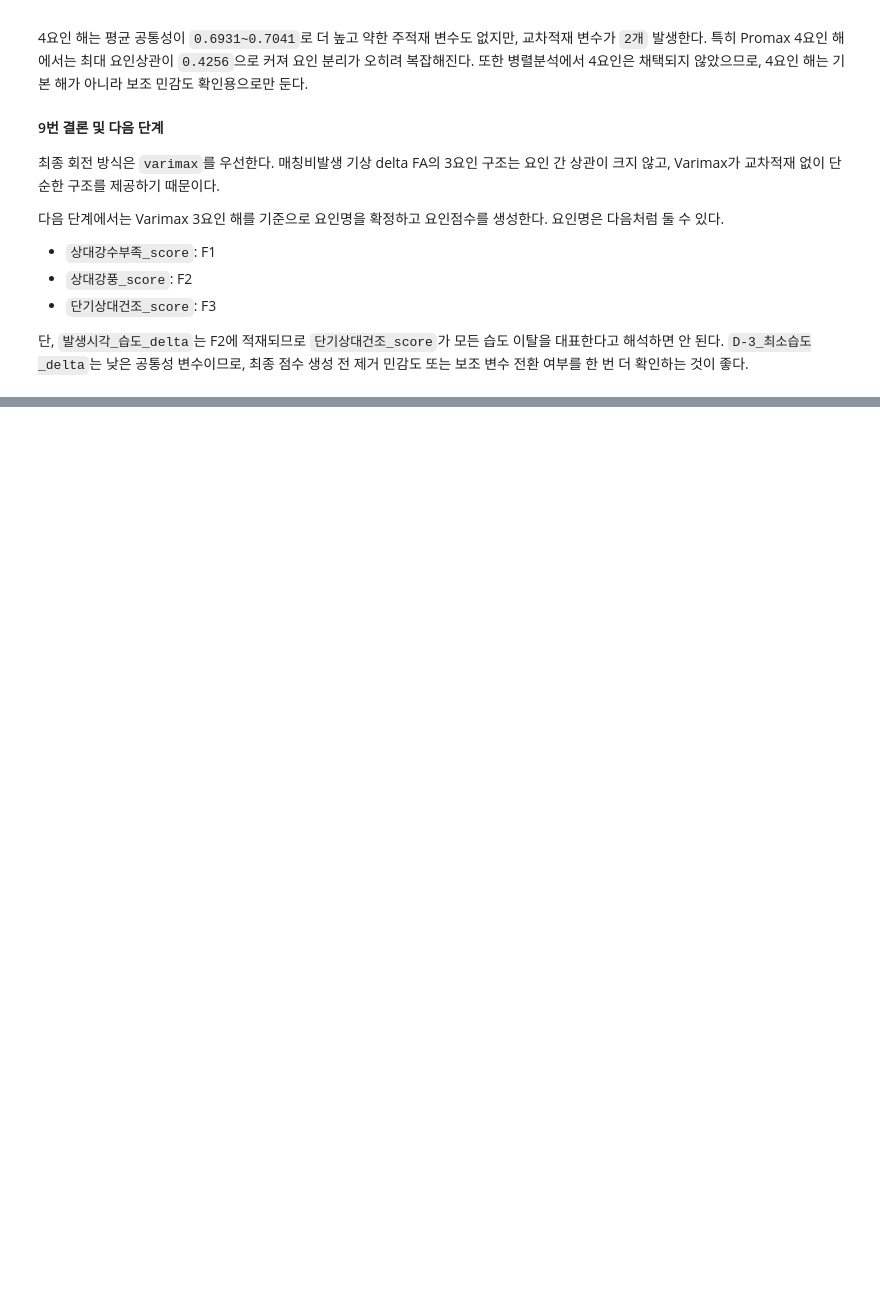
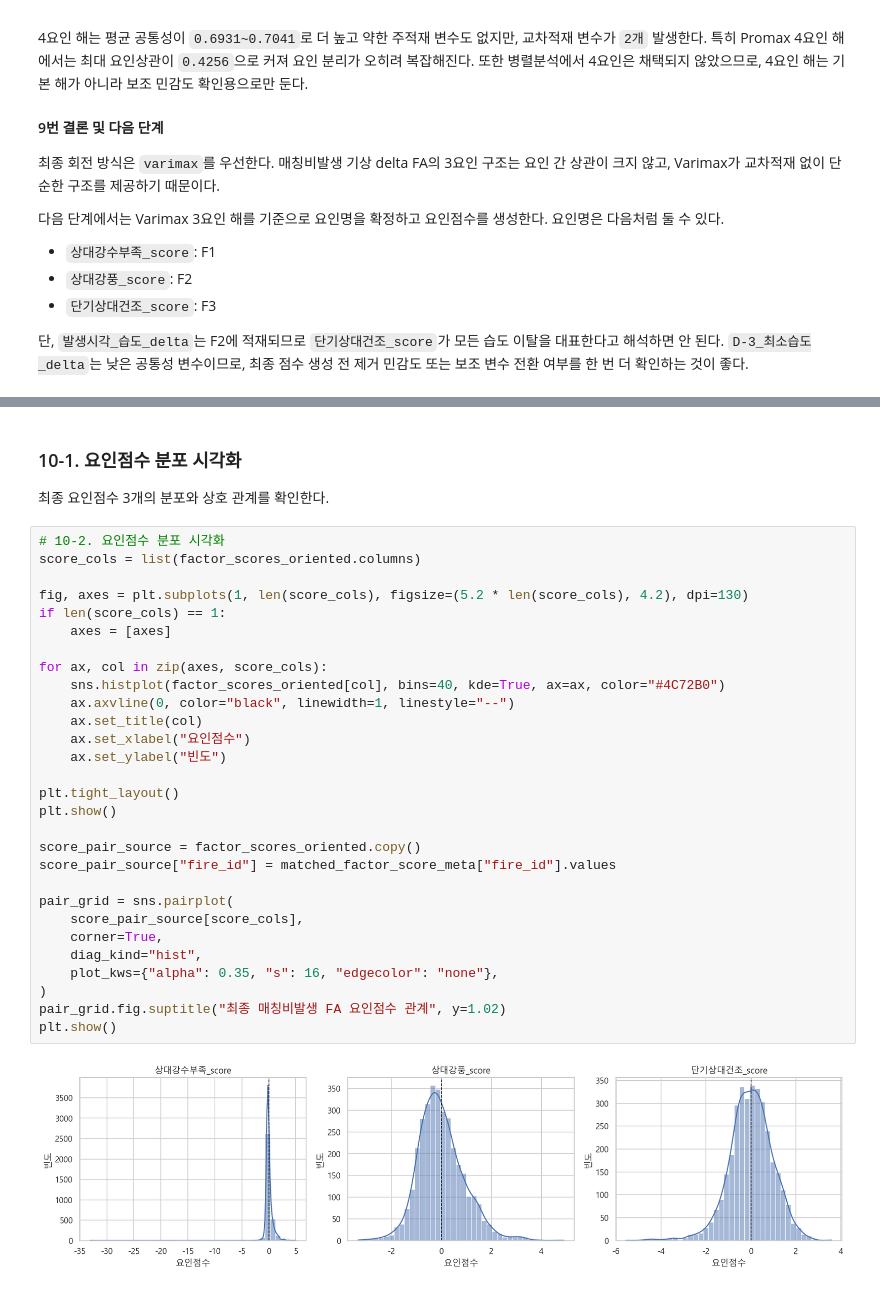
Before and after one commit to Max-JI64/farm-system-public-02, a Jupyter notebook: jsw/Analysis/2026-06-08_FA-매칭비발생.ipynb, the cells around one changed output, grey strips where cells are left out. Drawn from its saved outputs; the diff is of its cells as text; blank space fills up the shorter version.

```diff
--- a/jsw/Analysis/2026-06-08_FA-매칭비발생.ipynb
+++ b/jsw/Analysis/2026-06-08_FA-매칭비발생.ipynb
@@ -2119,0 +2318,35 @@ Promax 요인상관 최대 절대값이 `0.223`으로 0.30 미만이고, Varimax
+# %% [markdown]
+### 10-1. 요인점수 분포 시각화
+
+최종 요인점수 3개의 분포와 상호 관계를 확인한다.
+# %%
+# 10-2. 요인점수 분포 시각화
+score_cols = list(factor_scores_oriented.columns)
+
+fig, axes = plt.subplots(1, len(score_cols), figsize=(5.2 * len(score_cols), 4.2), dpi=130)
+if len(score_cols) == 1:
+    axes = [axes]
+
+for ax, col in zip(axes, score_cols):
+    sns.histplot(factor_scores_oriented[col], bins=40, kde=True, ax=ax, color="#4C72B0")
+    ax.axvline(0, color="black", linewidth=1, linestyle="--")
+    ax.set_title(col)
+    ax.set_xlabel("요인점수")
+    ax.set_ylabel("빈도")
+
+plt.tight_layout()
+plt.show()
+
+score_pair_source = factor_scores_oriented.copy()
+score_pair_source["fire_id"] = matched_factor_score_meta["fire_id"].values
+
+pair_grid = sns.pairplot(
+    score_pair_source[score_cols],
+    corner=True,
+    diag_kind="hist",
+    plot_kws={"alpha": 0.35, "s": 16, "edgecolor": "none"},
+)
+pair_grid.fig.suptitle("최종 매칭비발생 FA 요인점수 관계", y=1.02)
+plt.show()
+# %% [output]
+[figure, added]
```
Also changed, not shown: parts of 37 cells of this notebook, 1 other file.
